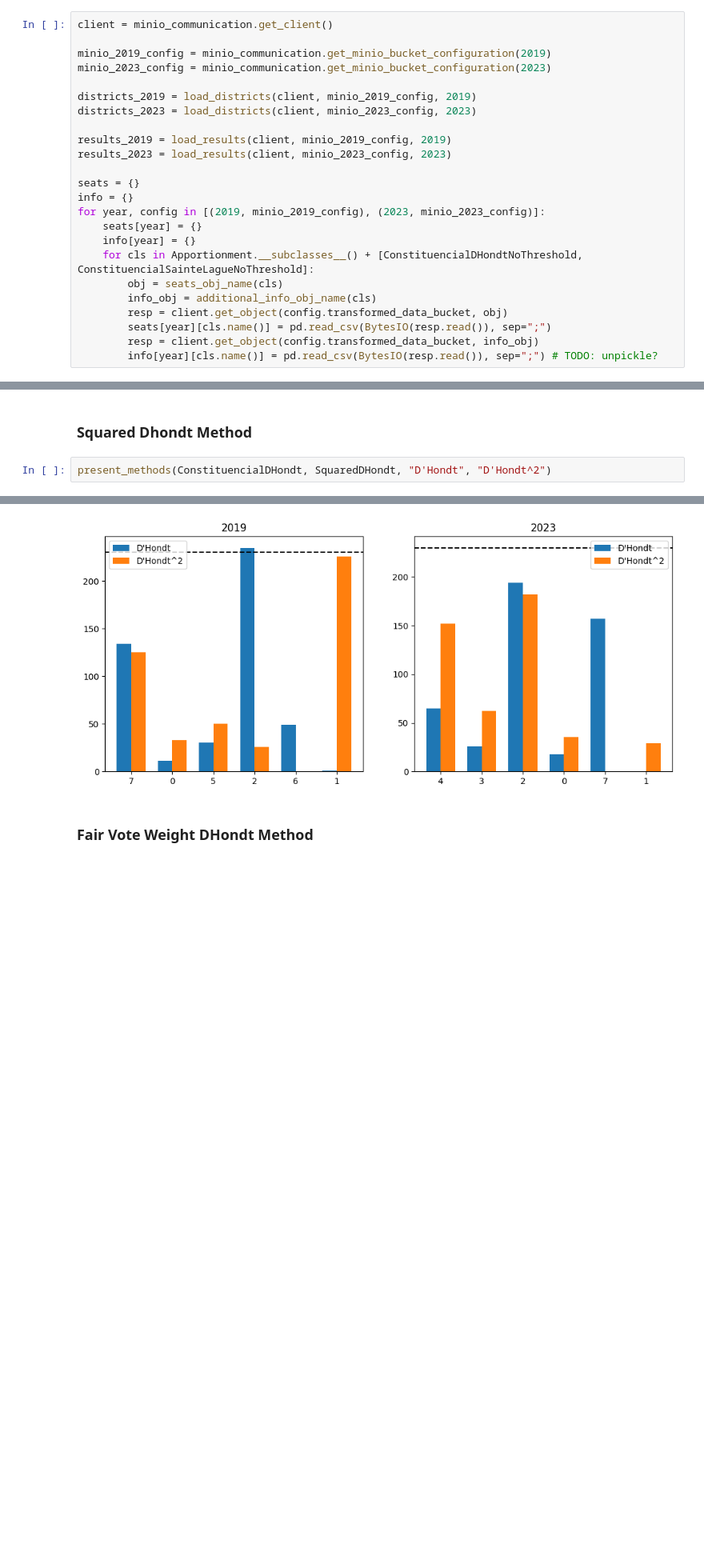
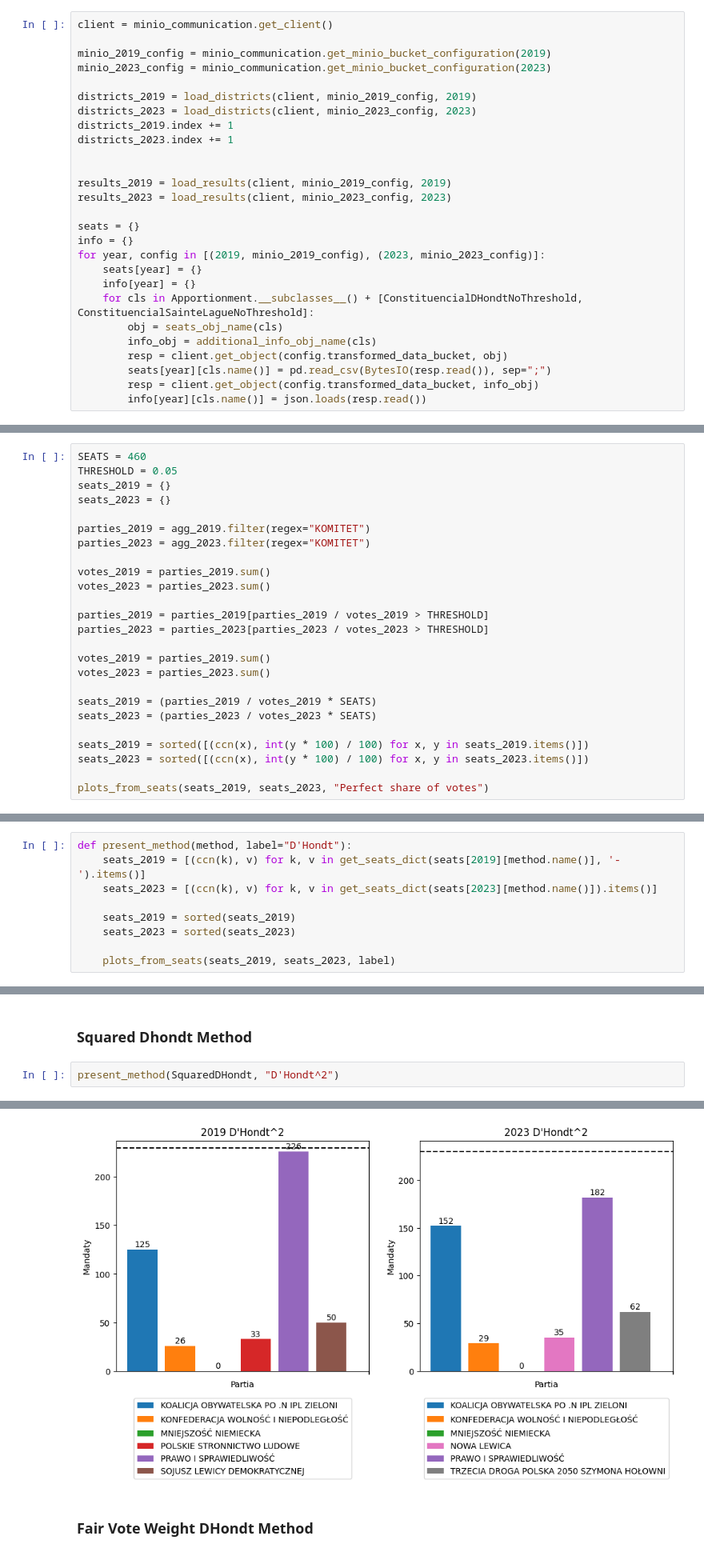
Before and after one commit to gbzaleski/DE-1-Elections, a Jupyter notebook: presentation.ipynb, the cells around one changed output, grey strips where cells are left out. Shown at 80% size. Drawn from its saved outputs; the diff is of its cells as text; blank space fills up the shorter version.

```diff
--- a/presentation.ipynb
+++ b/presentation.ipynb
@@ -22,6 +61,9 @@ minio_2023_config = minio_communication.get_minio_bucket_configuration(2023)
 
 districts_2019 = load_districts(client, minio_2019_config, 2019)
 districts_2023 = load_districts(client, minio_2023_config, 2023)
+districts_2019.index += 1
+districts_2023.index += 1
+
 
 results_2019 = load_results(client, minio_2019_config, 2019)
 results_2023 = load_results(client, minio_2023_config, 2023)
@@ -37,7 +79,7 @@ for year, config in [(2019, minio_2019_config), (2023, minio_2023_config)]:
         resp = client.get_object(config.transformed_data_bucket, obj)
         seats[year][cls.name()] = pd.read_csv(BytesIO(resp.read()), sep=";")
         resp = client.get_object(config.transformed_data_bucket, info_obj)
-        info[year][cls.name()] = pd.read_csv(BytesIO(resp.read()), sep=";") # TODO: unpickle?
+        info[year][cls.name()] = json.loads(resp.read())
 # %% [markdown]
 # Apportionment Systems Comparison
 ### Based on the 2019 and 2023 Polish Parliamentary Elections
@@ -237,0 +285,25 @@ Additionally we compare them with two other apportionment systems proposed by Gr
+# %%
+SEATS = 460
+THRESHOLD = 0.05
+seats_2019 = {}
+seats_2023 = {}
+
+parties_2019 = agg_2019.filter(regex="KOMITET")
+parties_2023 = agg_2023.filter(regex="KOMITET")
+
+votes_2019 = parties_2019.sum()
+votes_2023 = parties_2023.sum()
+
+parties_2019 = parties_2019[parties_2019 / votes_2019 > THRESHOLD]
+parties_2023 = parties_2023[parties_2023 / votes_2023 > THRESHOLD]
+
+votes_2019 = parties_2019.sum()
+votes_2023 = parties_2023.sum()
+
+seats_2019 = (parties_2019 / votes_2019 * SEATS)
+seats_2023 = (parties_2023 / votes_2023 * SEATS)
+
+seats_2019 = sorted([(ccn(x), int(y * 100) / 100) for x, y in seats_2019.items()])
+seats_2023 = sorted([(ccn(x), int(y * 100) / 100) for x, y in seats_2023.items()])
+
+plots_from_seats(seats_2019, seats_2023, "Perfect share of votes")
@@ -276,2 +316,11 @@ def present_methods(m1, m2, l1="D'Hondt", l2="Sainte-Lague"):
+# %%
+def present_method(method, label="D'Hondt"):
+    seats_2019 = [(ccn(k), v) for k, v in get_seats_dict(seats[2019][method.name()], '-').items()]
+    seats_2023 = [(ccn(k), v) for k, v in get_seats_dict(seats[2023][method.name()]).items()]
+
+    seats_2019 = sorted(seats_2019)
+    seats_2023 = sorted(seats_2023)
+
+    plots_from_seats(seats_2019, seats_2023, label)
 # %% [markdown]
 ### Dhondt Method vs. Sainte-Lague Method
@@ -328,5 +348,5 @@ present_methods(ConstituencialDHondtNoThreshold, ConstituencialSainteLagueNoThre
 # %% [markdown]
 ### Squared Dhondt Method
 # %%
-present_methods(ConstituencialDHondt, SquaredDHondt, "D'Hondt", "D'Hondt^2")
+present_method(SquaredDHondt, "D'Hondt^2")
 # %% [output]
@@ -341,3 +353,3 @@ present_methods(ConstituencialDHondt, SquaredDHondt, "D'Hondt", "D'Hondt^2")
-[figure, old version]
+[figure, new version]
 # %% [markdown]
 ### Fair Vote Weight DHondt Method
```
Also changed, not shown: parts of 20 cells of this notebook.
